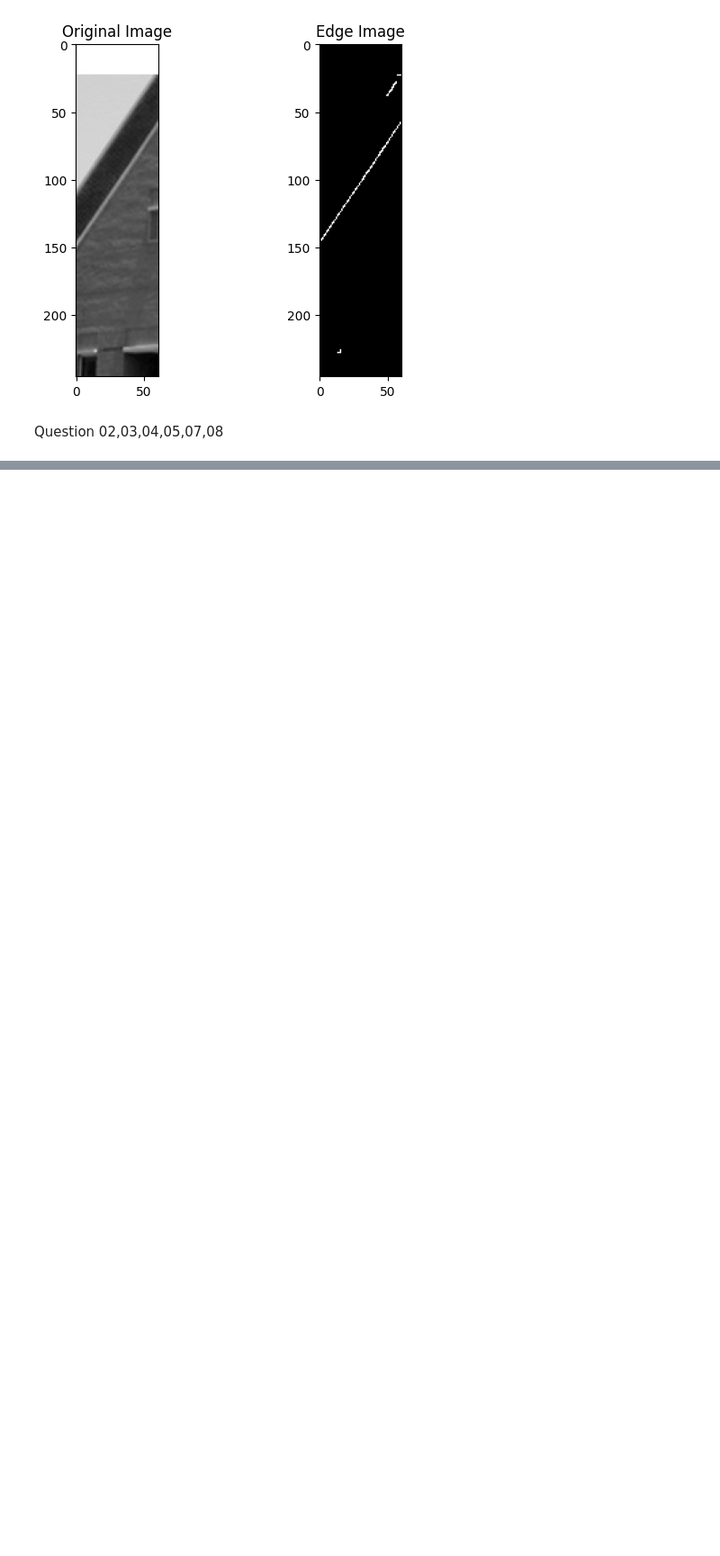
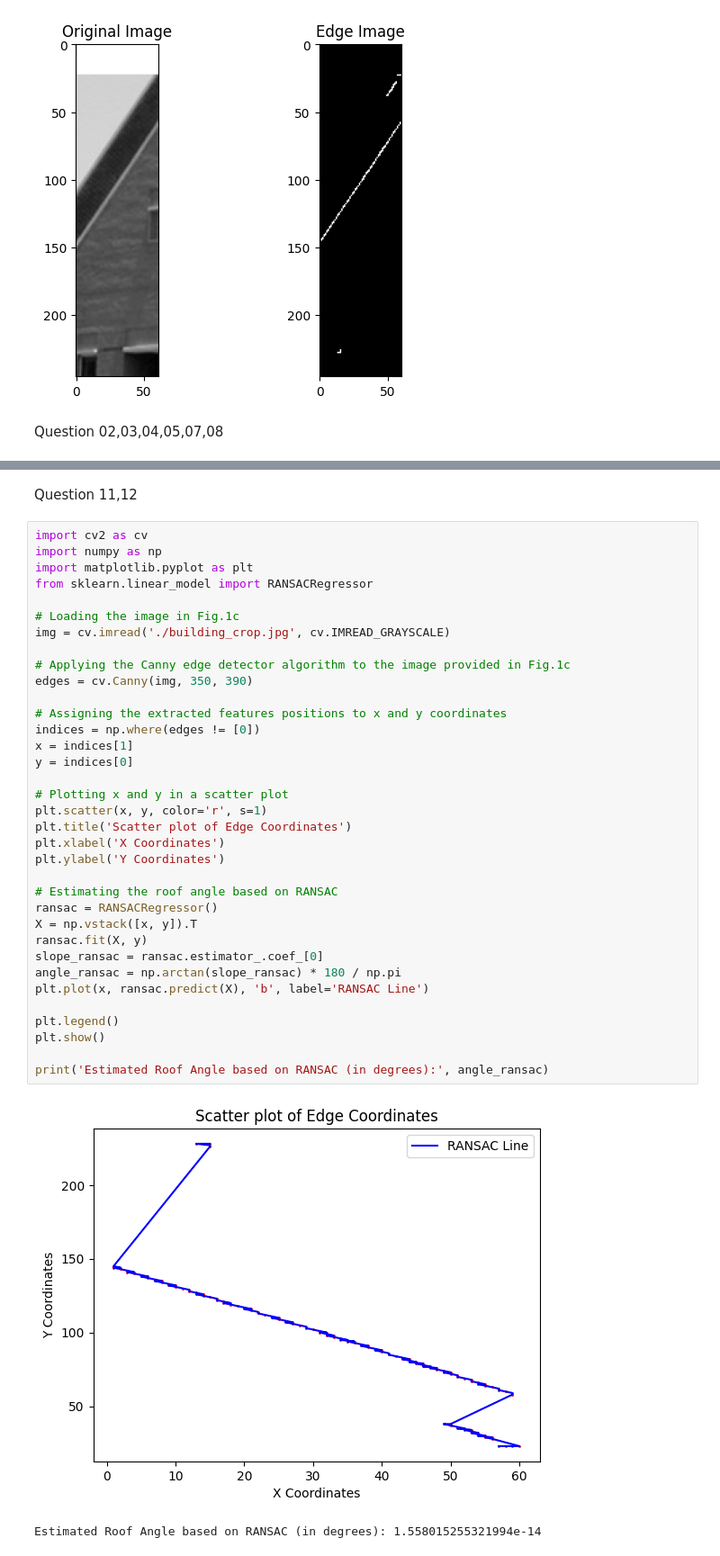
Before and after one commit to KisajaW/Assignment3, a Jupyter notebook: D_ENG_21_0073_EE_a03.ipynb, the cells around one changed output, grey strips where cells are left out. Shown at 90% size. Saved outputs shown, nothing was run; the diff lists cells and outputs as text; blank space fills up the shorter version.

```diff
--- a/D_ENG_21_0073_EE_a03.ipynb
+++ b/D_ENG_21_0073_EE_a03.ipynb
@@ -85,0 +88,40 @@ Estimated Roof Angle based on total least squares fit (in degrees): 8.3479186405
+# %% [markdown]
+Question 11,12
+# %%
+import cv2 as cv
+import numpy as np
+import matplotlib.pyplot as plt
+from sklearn.linear_model import RANSACRegressor
+
+# Loading the image in Fig.1c
+img = cv.imread('./building_crop.jpg', cv.IMREAD_GRAYSCALE)
+
+# Applying the Canny edge detector algorithm to the image provided in Fig.1c
+edges = cv.Canny(img, 350, 390)
+
+# Assigning the extracted features positions to x and y coordinates
+indices = np.where(edges != [0])
+x = indices[1]
+y = indices[0]
+
+# Plotting x and y in a scatter plot
+plt.scatter(x, y, color='r', s=1)
+plt.title('Scatter plot of Edge Coordinates')
+plt.xlabel('X Coordinates')
+plt.ylabel('Y Coordinates')
+
+# Estimating the roof angle based on RANSAC
+ransac = RANSACRegressor()
+X = np.vstack([x, y]).T
+ransac.fit(X, y)
+slope_ransac = ransac.estimator_.coef_[0]
+angle_ransac = np.arctan(slope_ransac) * 180 / np.pi
+plt.plot(x, ransac.predict(X), 'b', label='RANSAC Line')
+
+plt.legend()
+plt.show()
+
+print('Estimated Roof Angle based on RANSAC (in degrees):', angle_ransac)
+# %% [output]
+[figure, added]
+Estimated Roof Angle based on RANSAC (in degrees): 1.558015255321994e-14
```
Also changed, not shown: parts of 3 cells of this notebook.
